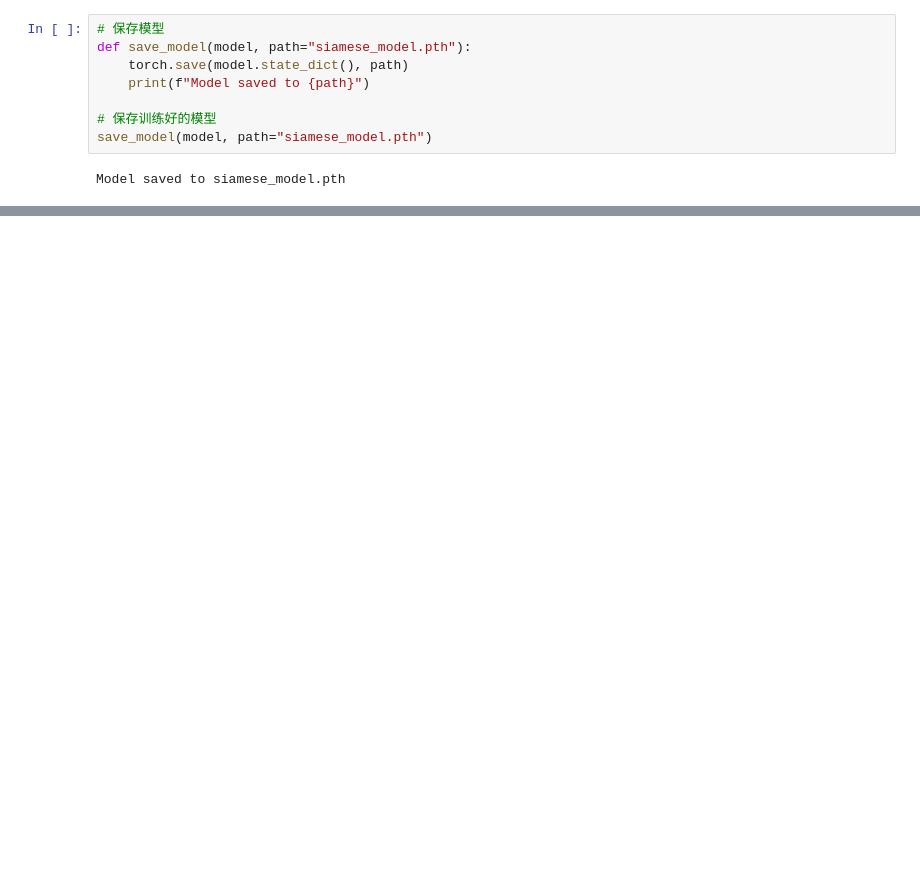
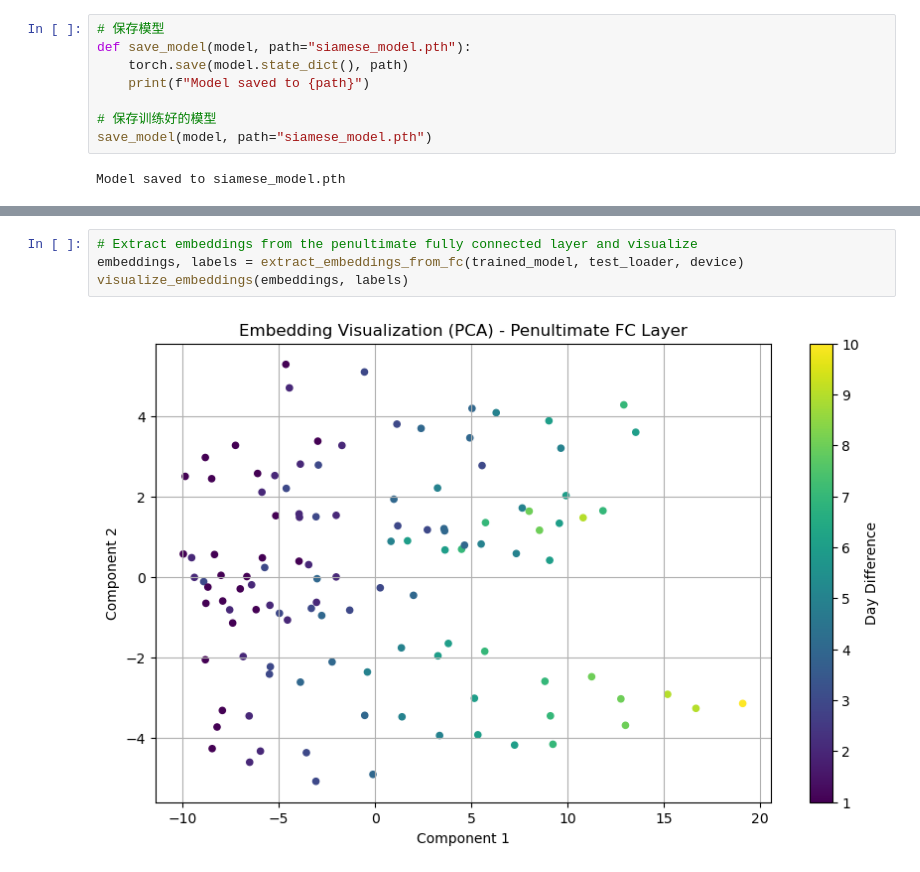
Before and after one commit to JediRevan/fruit_age_classification, a Jupyter notebook: siamese.ipynb, the cells around one changed output, grey strips where cells are left out. Drawn from its saved outputs; the diff is of its cells as text; blank space fills up the shorter version.

Commit message:
update siamese model: add pca and tsne analysis for the embeddings before regression

```diff
--- a/siamese.ipynb
+++ b/siamese.ipynb
@@ -384,0 +467,6 @@ Model saved to siamese_model.pth
+# %%
+# Extract embeddings from the penultimate fully connected layer and visualize
+embeddings, labels = extract_embeddings_from_fc(trained_model, test_loader, device)
+visualize_embeddings(embeddings, labels)
+# %% [output]
+[figure, added]
```
Also changed, not shown: parts of 7 cells of this notebook.
